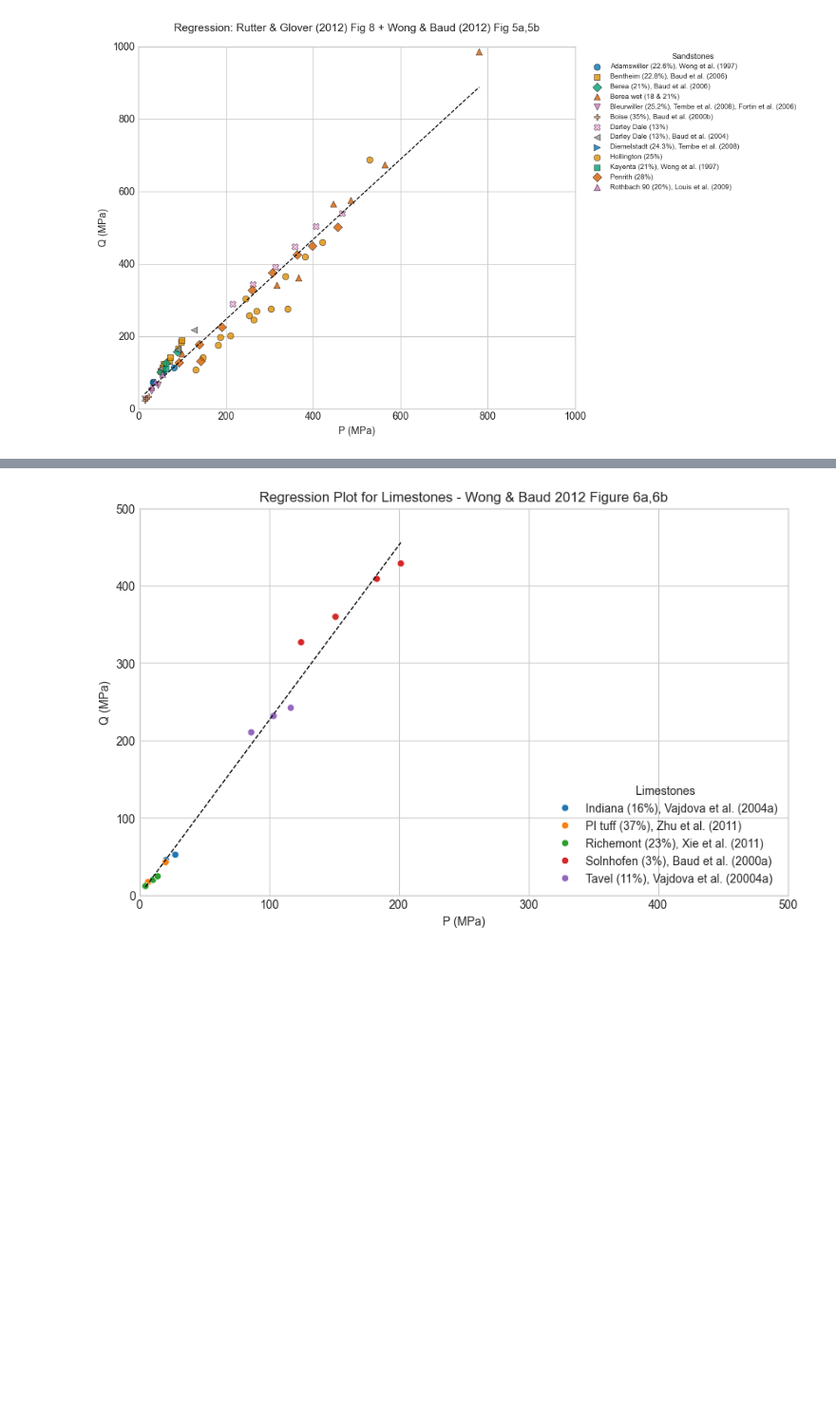
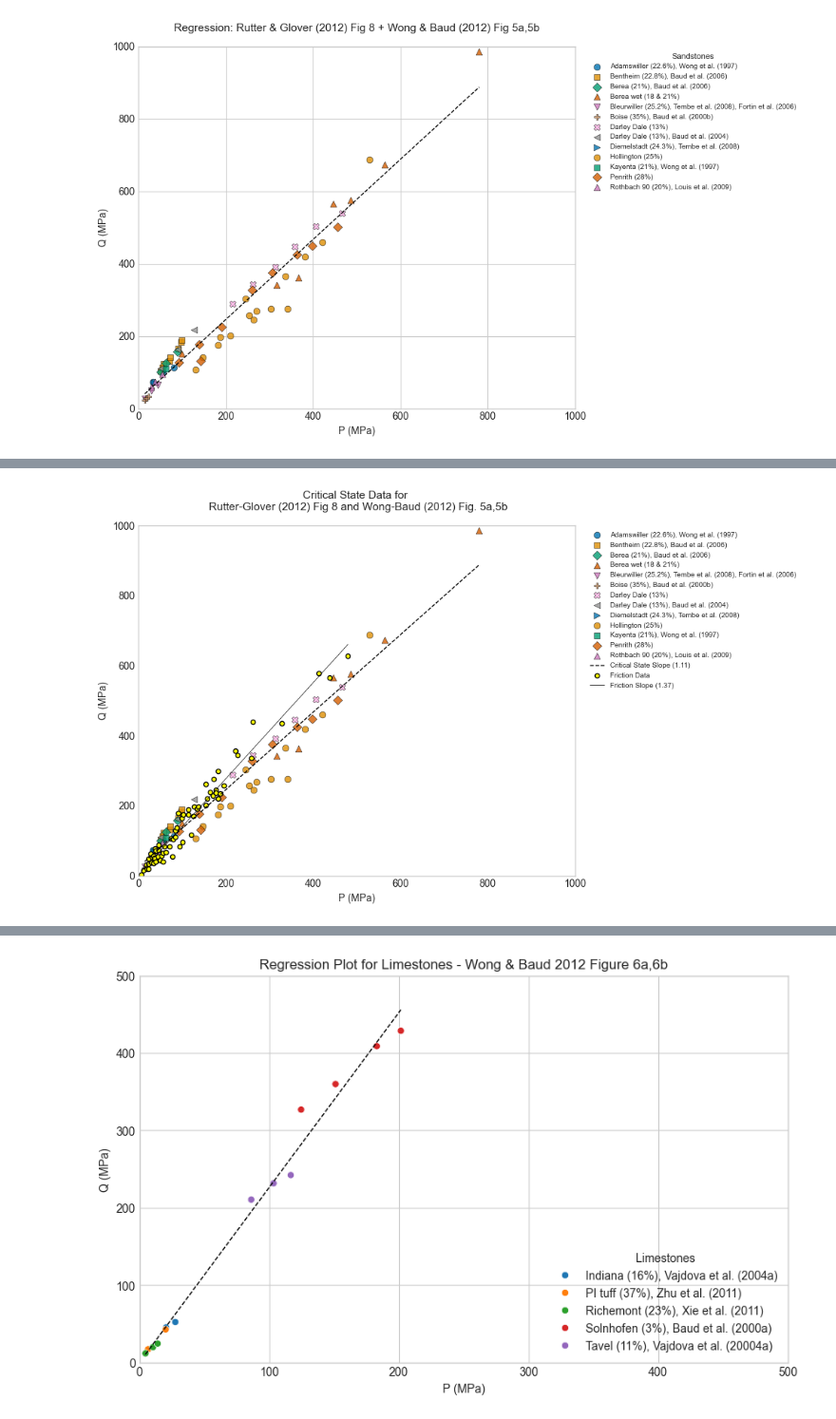
Before and after one commit to sa-diq/rock-strength, a Jupyter notebook: statistical_analysis.ipynb, the cells around one changed output, grey strips where cells are left out. Shown at 95% size. Drawn from its saved outputs; the diff is of its cells as text; code cells hidden in the pictures; blank space fills up the shorter version.

```diff
--- a/statistical_analysis.ipynb
+++ b/statistical_analysis.ipynb
@@ -230,10 +197,3 @@ plt.savefig("stats_plots/RutterGlover, 2012_Fig8 & WongBaud_2012 Fig5a,b.png", d
 plt.show()
 # %% [output]
 [figure]
-# %%
-# OLS Regression for new_df
-X_new = rutter_glover_wong_baud['p_mpa']
-y_new = rutter_glover_wong_baud['q_mpa']
-X_new = sm.add_constant(X_new)  # Adds a constant term to the predictor
-model_new = sm.OLS(y_new, X_new).fit()
-print(model_new.summary())
@@ -257,0 +200,73 @@ Notes:
+# %%
+# --- Rutter & Glover and Wong & Baud 2012 regression ---
+X_wb = sm.add_constant(rutter_glover_wong_baud['p_mpa'])
+y_wb = rutter_glover_wong_baud['q_mpa']
+wb_model = sm.OLS(y_wb, X_wb).fit()
+slope_wb = wb_model.params['p_mpa']
+
+# --- Combined plot ---
+fig, ax = plt.subplots(figsize=(10, 6))
+
+# Plot Rutter & Glover sandstone groups
+sandstones = sorted(rutter_glover_wong_baud['sandstone_name'].unique())
+colors = sns.color_palette("colorblind", n_colors=min(len(sandstones), 8))
+markers = ['o', 's', 'D', '^', 'v', 'P', 'X', '<', '>']
+
+for i, name in enumerate(sandstones):
+    group = rutter_glover_wong_baud[rutter_glover_wong_baud['sandstone_name'] == name]
+    ax.scatter(
+        group['p_mpa'], group['q_mpa'],
+        label=name,
+        color=colors[i % len(colors)],
+        marker=markers[i % len(markers)],
+        edgecolor='black',
+        linewidth=0.4,
+        s=40,
+        alpha=0.8
+    )
+
+# Regression line for Wong & Baud combined dataset
+sns.regplot(
+    data=rutter_glover_wong_baud, x='p_mpa', y='q_mpa',
+    scatter=False, ci=None,
+    line_kws={'color': 'black', 'linewidth': 1.0, 'linestyle': '--'},
+    ax=ax,
+    label=f"Critical State Slope ({slope_wb:.2f})"
+)
+
+# Add friction data
+ax.scatter(
+    friction_data['p_mpa'], friction_data['q_mpa'],
+    color='yellow', s=20, edgecolor='black', label='Friction Data'
+)
+sns.regplot(
+    data=friction_data, x='p_mpa', y='q_mpa',
+    scatter=False, ci=None,
+    line_kws={'color': 'black', 'linewidth': 0.5, 'linestyle': '-'},
+    ax=ax,
+    label=f"Friction Slope ({slope_friction:.2f})"
+)
+
+# Axes and legend
+ax.set_xlabel('P (MPa)', fontsize=10)
+ax.set_ylabel('Q (MPa)', fontsize=10)
+ax.set_xlim(0, 1000)
+ax.set_ylim(0, 1000)
+
+ax.legend(
+    bbox_to_anchor=(1.02, 1), loc='upper left',
+    fontsize=7,
+    title_fontsize=8, frameon=False, ncol=1
+)
+ax.grid(False)
+
+plt.title('Critical State Data for \n Rutter-Glover (2012) Fig 8 and Wong-Baud (2012) Fig. 5a,5b', fontsize=11, pad=15)
+plt.tight_layout()
+plt.savefig("stats_plots/RutterGlover_WongBaud_Figures_Combined.png", dpi=600, bbox_inches='tight')
+plt.show()
+
+# Print regression summaries
+print("\nOLS Regression Results for Wong & Baud 2012 Sandstone Data")
+print(wb_model.summary())
+# %% [output]
+[figure, added]
```
Also changed, not shown: parts of 31 cells of this notebook.
